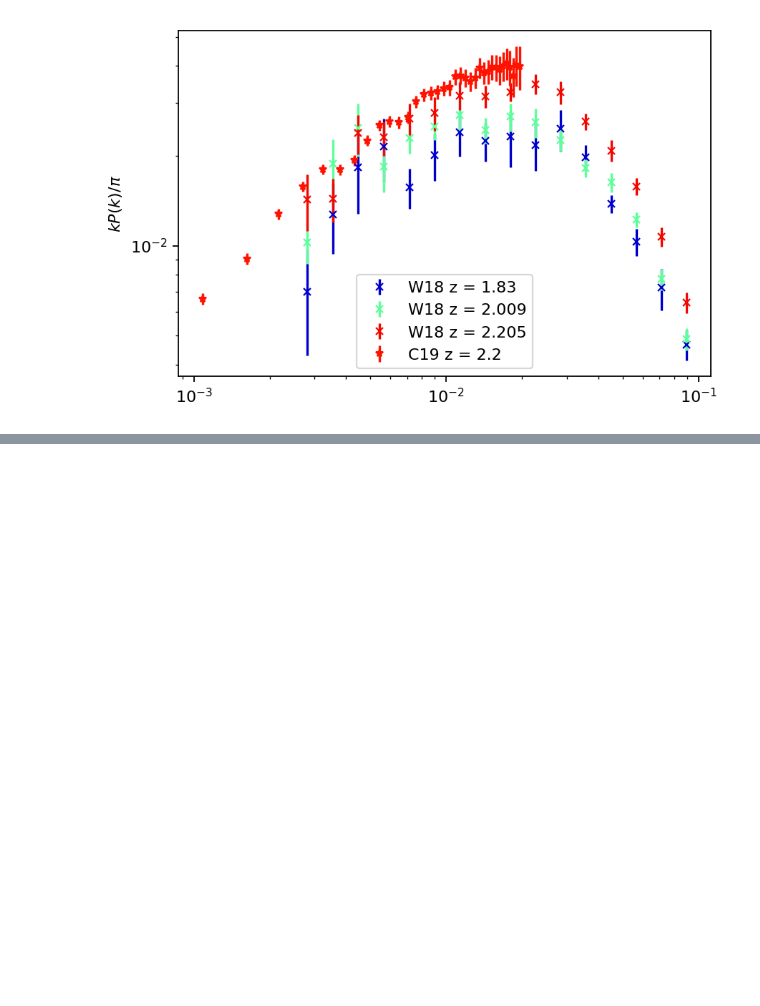
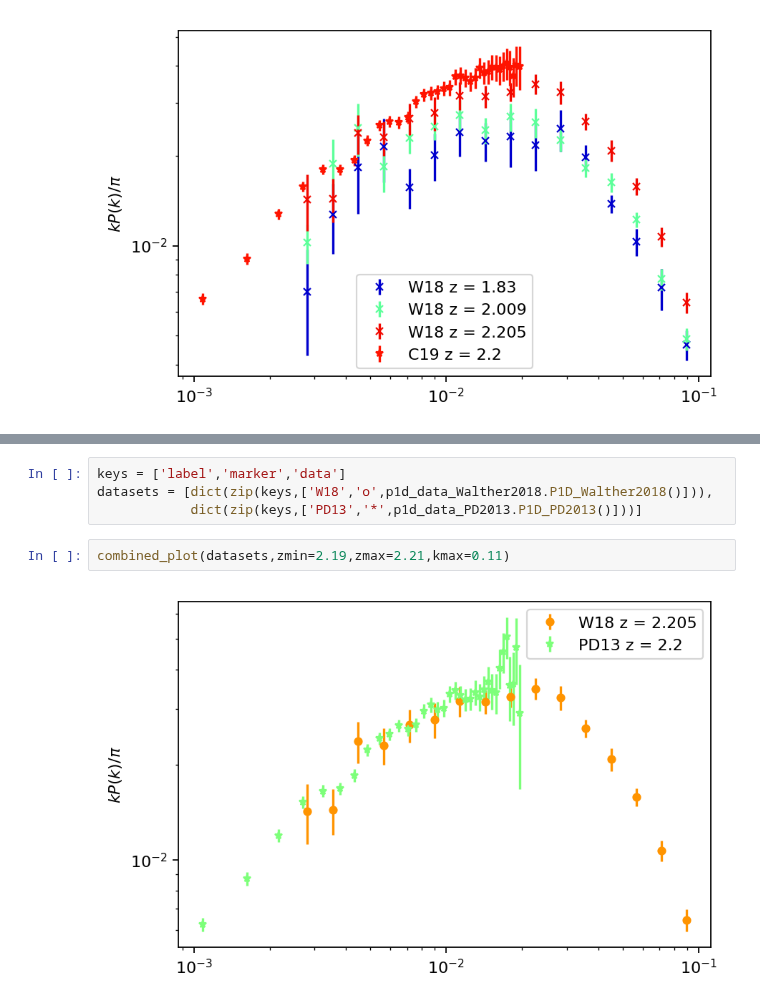
Before and after one commit to igmhub/cup1d, a Jupyter notebook: notebooks/combine_P1D_data.ipynb, the cells around one changed output, grey strips where cells are left out. Cells and saved outputs as stored; diff of their text form; blank space fills up the shorter version.

```diff
--- a/notebooks/combine_P1D_data.ipynb
+++ b/notebooks/combine_P1D_data.ipynb
@@ -62,0 +87,8 @@ plot_p1d_data.plot_all_p1d(zmin=1.8,zmax=2.25)
+# %%
+keys = ['label','marker','data']
+datasets = [dict(zip(keys,['W18','o',p1d_data_Walther2018.P1D_Walther2018()])),
+            dict(zip(keys,['PD13','*',p1d_data_PD2013.P1D_PD2013()]))]
+# %%
+combined_plot(datasets,zmin=2.19,zmax=2.21,kmax=0.11)
+# %% [output]
+[figure, added]
```
Also changed, not shown: parts of 7 cells of this notebook.
